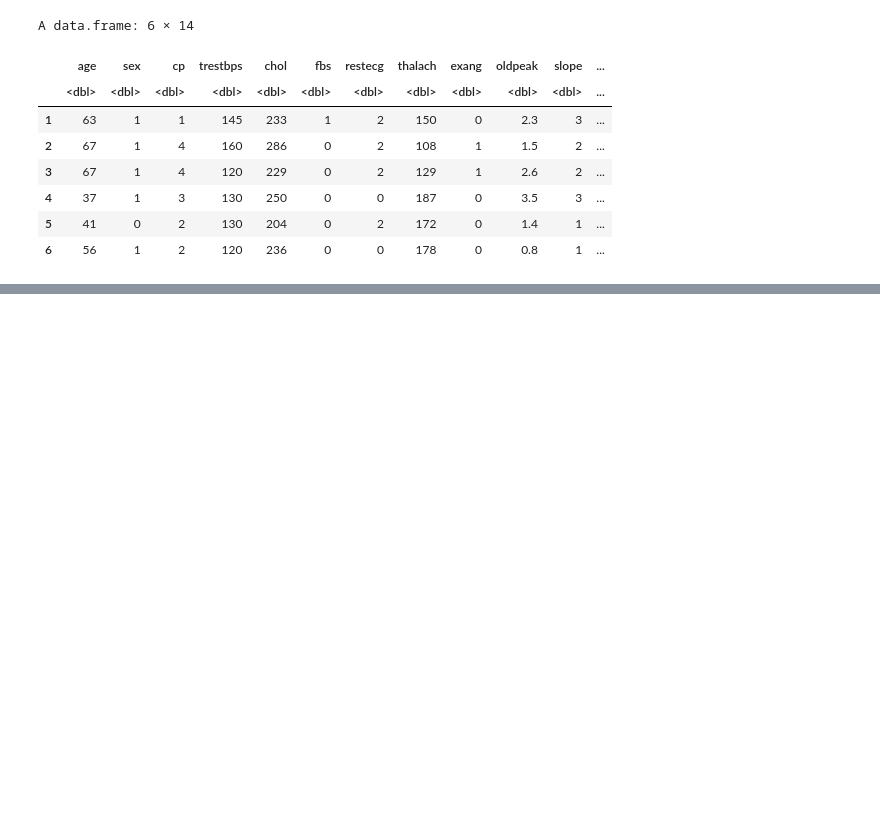
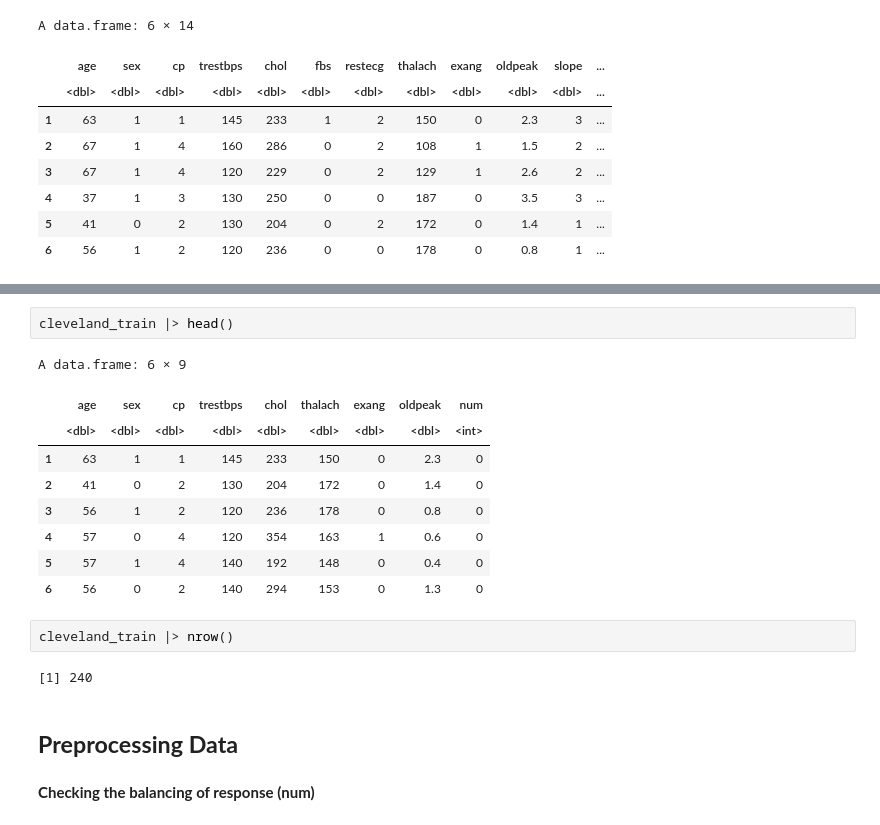
Before and after one commit to low122/DataScienceSchoolProject, a Jupyter notebook: proposal.ipynb, the cells around one changed output, grey strips where cells are left out. Saved outputs shown, nothing was run; the diff lists cells and outputs as text; blank space fills up the shorter version.

```diff
--- a/proposal.ipynb
+++ b/proposal.ipynb
@@ -83,0 +132,21 @@ A data.frame: 303 × 9
+# %%
+cleveland_train |> head()
+# %% [output]
+A data.frame: 6 × 9
+|  | age | sex | cp | trestbps | chol | thalach | exang | oldpeak | num |
+|  | <dbl> | <dbl> | <dbl> | <dbl> | <dbl> | <dbl> | <dbl> | <dbl> | <int> |
+| 1 | 63 | 1 | 1 | 145 | 233 | 150 | 0 | 2.3 | 0 |
+| 2 | 41 | 0 | 2 | 130 | 204 | 172 | 0 | 1.4 | 0 |
+| 3 | 56 | 1 | 2 | 120 | 236 | 178 | 0 | 0.8 | 0 |
+| 4 | 57 | 0 | 4 | 120 | 354 | 163 | 1 | 0.6 | 0 |
+| 5 | 57 | 1 | 4 | 140 | 192 | 148 | 0 | 0.4 | 0 |
+| 6 | 56 | 0 | 2 | 140 | 294 | 153 | 0 | 1.3 | 0 |
+# %%
+cleveland_train |> nrow()
+# %% [output]
+[1] 240
+# %% [markdown]
+**Preprocessing Data**
+-
+# %% [markdown]
+**Checking the balancing of response (num)**
```
Also changed, not shown: parts of 15 cells of this notebook.
